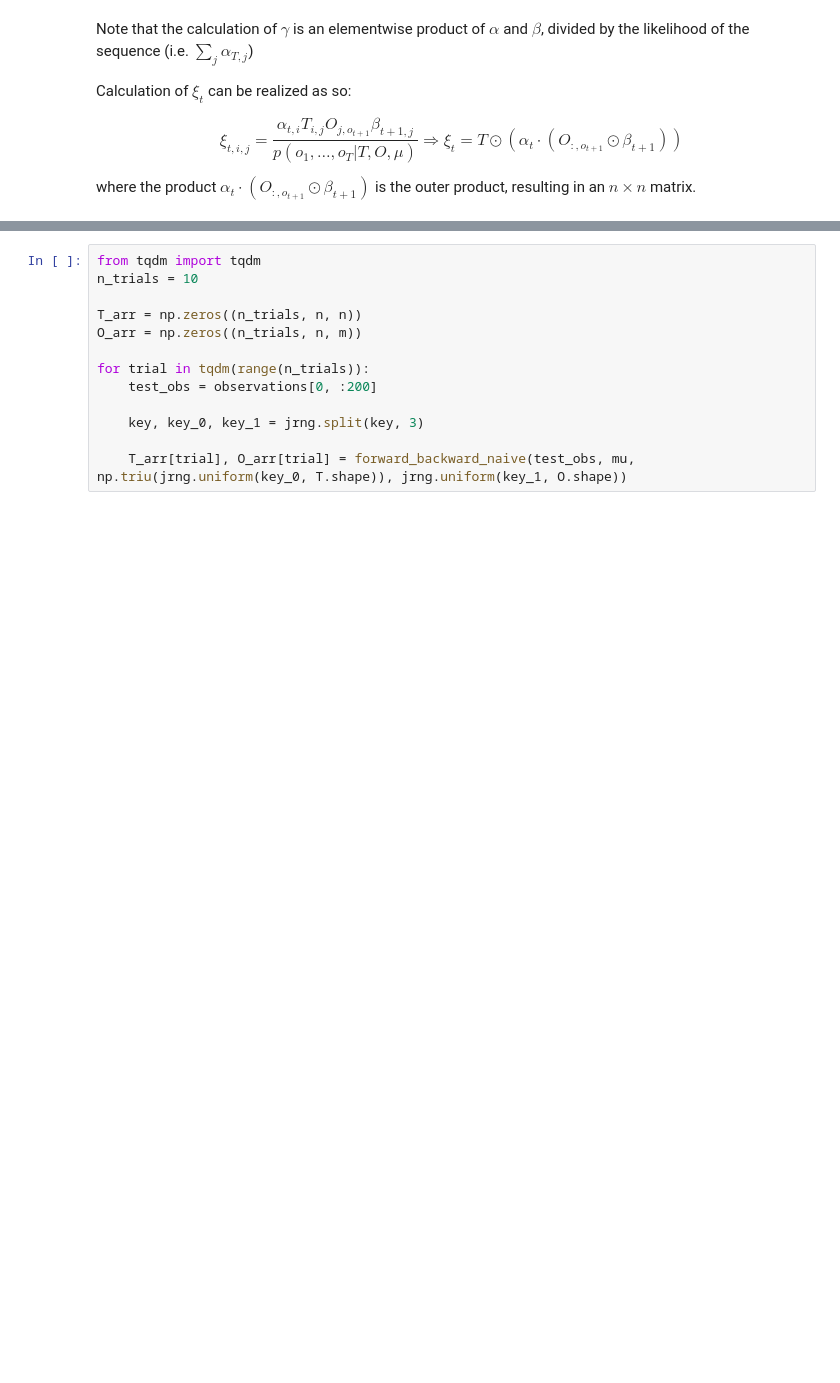
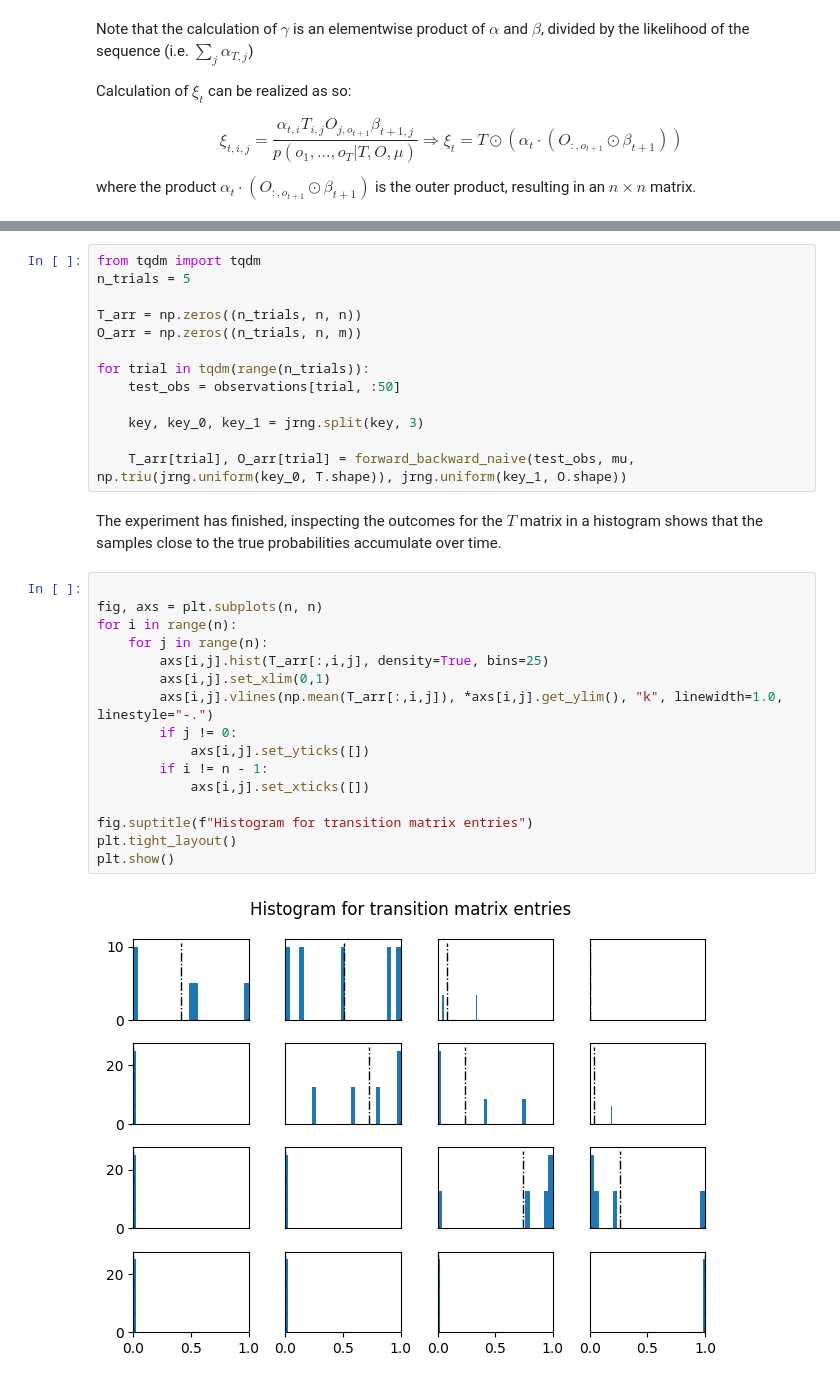
Before and after one commit to tobias-heinzle/BaumWelchJax, a Jupyter notebook: experiment.ipynb, the cells around one changed output, grey strips where cells are left out. Drawn from its saved outputs; the diff is of its cells as text; blank space fills up the shorter version.

```diff
--- a/experiment.ipynb
+++ b/experiment.ipynb
@@ -278,13 +295,33 @@ plt.show()
 # %%
 from tqdm import tqdm
-n_trials = 10
+n_trials = 5
 
 T_arr = np.zeros((n_trials, n, n))
 O_arr = np.zeros((n_trials, n, m))
 
 for trial in tqdm(range(n_trials)):
-    test_obs = observations[0, :200]
+    test_obs = observations[trial, :50]
 
     key, key_0, key_1 = jrng.split(key, 3)
 
     T_arr[trial], O_arr[trial] = forward_backward_naive(test_obs, mu, np.triu(jrng.uniform(key_0, T.shape)), jrng.uniform(key_1, O.shape))
+# %% [markdown]
+The experiment has finished, inspecting the outcomes for the $T$ matrix in a histogram shows that the samples close to the true probabilities accumulate over time.
+# %%
+
+fig, axs = plt.subplots(n, n)
+for i in range(n):
+    for j in range(n):
+        axs[i,j].hist(T_arr[:,i,j], density=True, bins=25)
+        axs[i,j].set_xlim(0,1)
+        axs[i,j].vlines(np.mean(T_arr[:,i,j]), *axs[i,j].get_ylim(), "k", linewidth=1.0, linestyle="-.")
+        if j != 0:
+            axs[i,j].set_yticks([])
+        if i != n - 1:
+            axs[i,j].set_xticks([])
+
+fig.suptitle(f"Histogram for transition matrix entries")
+plt.tight_layout()
+plt.show()
+# %% [output]
+[figure, added]
```
Also changed, not shown: parts of 41 cells of this notebook, 1 other file.
